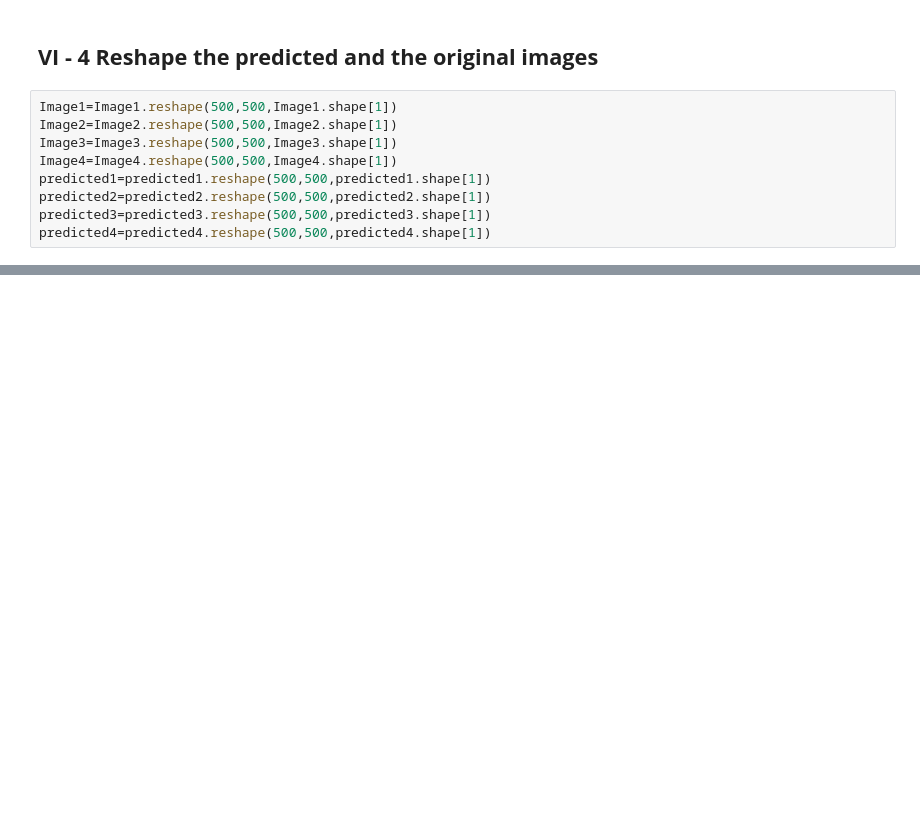
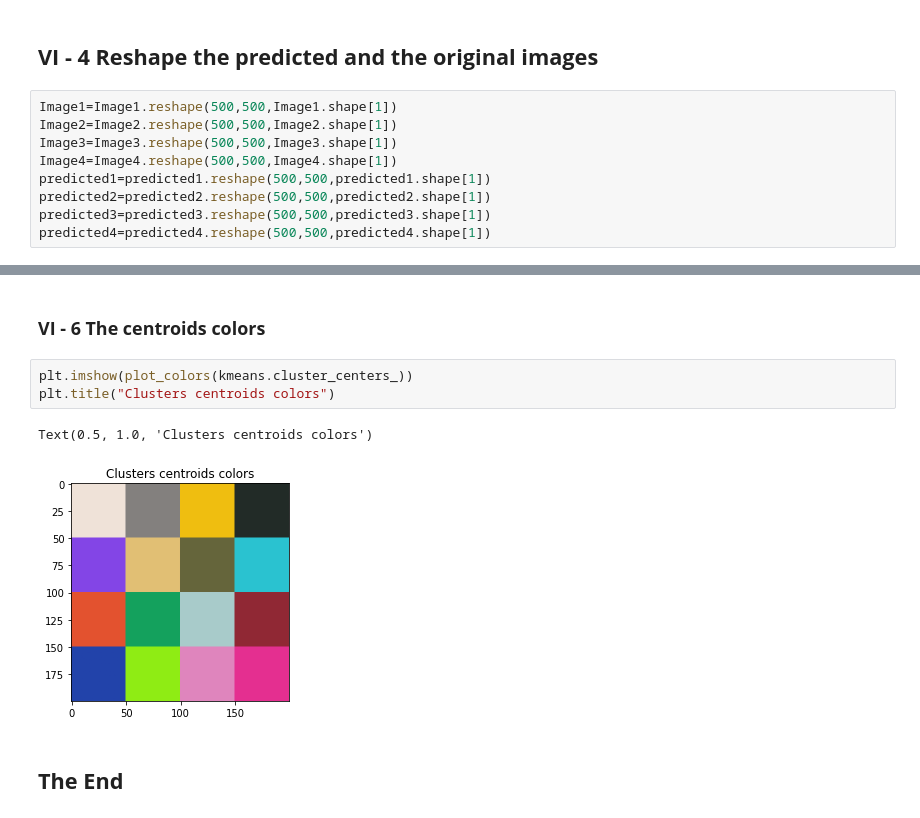
Before and after one commit to tamer017/Image-compression, a Jupyter notebook: Image_compression.ipynb, the cells around one changed output, grey strips where cells are left out. Drawn from its saved outputs; the diff is of its cells as text; blank space fills up the shorter version.

```diff
--- a/Image_compression.ipynb
+++ b/Image_compression.ipynb
@@ -223,0 +273,10 @@ Text(0.5, 1.0, 'compressed Zebra image')
+# %% [markdown]
+### **VI - 6 The centroids colors**
+# %%
+plt.imshow(plot_colors(kmeans.cluster_centers_))
+plt.title("Clusters centroids colors")
+# %% [output]
+Text(0.5, 1.0, 'Clusters centroids colors')
+[figure, added]
+# %% [markdown]
+## **The End**
```
Also changed, not shown: parts of 12 cells of this notebook.
